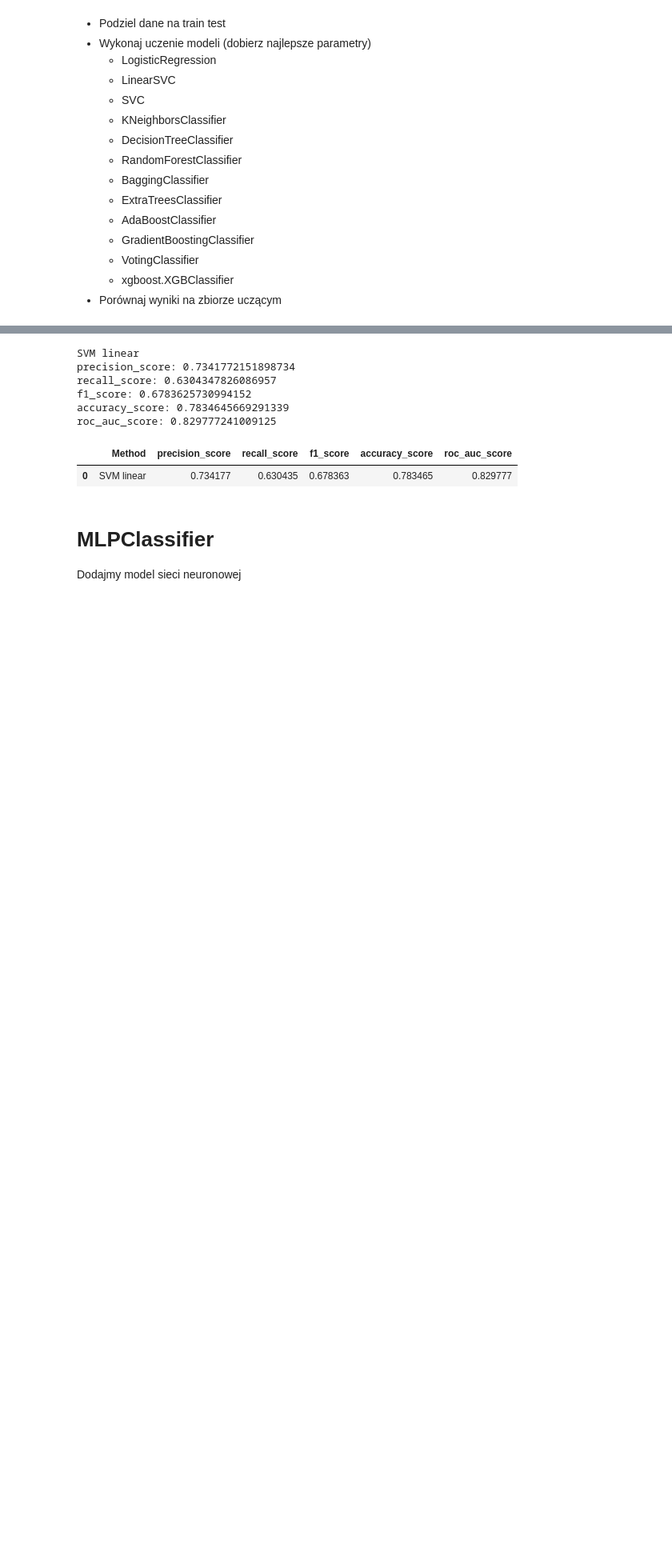
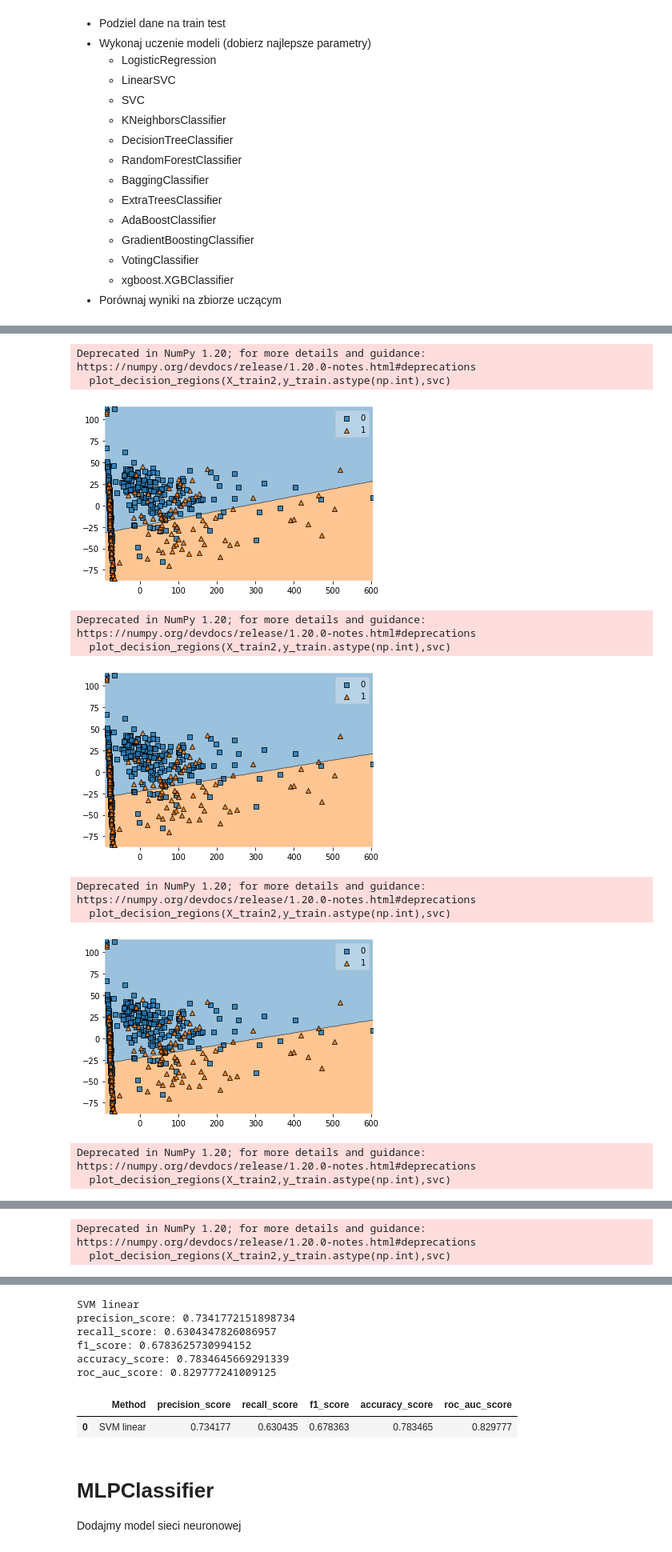
Before and after one commit to pawel200020/machine_learning_course, a Jupyter notebook: Z11_F_MLPClassifier.ipynb, the cells around one changed output, grey strips where cells are left out. Shown: that part at 80% size. Cells and saved outputs as stored; diff of their text form; code cells hidden in the pictures; blank space fills up the shorter version.

```diff
--- a/Z11_F_MLPClassifier.ipynb
+++ b/Z11_F_MLPClassifier.ipynb
@@ -57,7 +57,7 @@ from sklearn.discriminant_analysis import LinearDiscriminantAnalysis, QuadraticD
     * xgboost.XGBClassifier
 * Porównaj wyniki na zbiorze uczącym
 # %%
-dataset = np.loadtxt('data/diabetes.csv', delimiter=",")
+dataset = np.loadtxt('data/diabetes.csv', delimiter=",",skiprows=1)
 
 X = dataset[:,0:8]
 Y = dataset[:,8]
@@ -72,5 +72,5 @@ X_train, X_test, y_train, y_test = train_test_split(X, Y, test_size=test_size, r
 from sklearn.model_selection import StratifiedKFold
 
 seed=123
-kfold = StratifiedKFold(n_splits=5, random_state=seed)
+kfold = StratifiedKFold(n_splits=5)
 # %% [output]
@@ -98,0 +111,10 @@ grid_1.best_params_
+# %%
+seed=123
+kfold = model_selection.KFold(n_splits=5, random_state=seed, shuffle=True)
+grid_2 = GridSearchCV(make_pipeline(PolynomialFeatures(degree=2), ElasticNet(alpha=1, random_state=seed)),
+                    param_grid={'polynomialfeatures__degree': [1, 2, 3, 4],
+                    'elasticnet__alpha': [0.01, 0.1, 1, 10]},
+                    cv=kfold,
+                    refit=True)
+grid_2.fit(X_train, y_train)
+grid_2.best_params_
@@ -98,0 +123,4 @@ grid_1.best_params_
+# %%
+log_reg = LogisticRegression(random_state=42)
+log_reg.fit(X_train, y_train)
+accuracy_score(log_reg.predict(X_train),y_train)
@@ -98,0 +136,25 @@ grid_1.best_params_
+# %%
+from sklearn.svm import SVC
+from mlxtend.plotting import plot_decision_regions
+from sklearn.decomposition import PCA
+pca = PCA(n_components = 2)
+X_train2 = pca.fit_transform(X_train)
+c_vals = [0.0001, 0.001, 0.01, 0.1, 1]
+
+for current_c in c_vals:
+    svc = SVC(kernel="linear", C=current_c)
+    grid_3 = svc.fit(X_train2, y_train)
+    plot_decision_regions(X_train2,y_train.astype(np.int),svc)
+    plt.show()
+# %% [output]
+Deprecated in NumPy 1.20; for more details and guidance: https://numpy.org/devdocs/release/1.20.0-notes.html#deprecations
+  plot_decision_regions(X_train2,y_train.astype(np.int),svc)
+[figure, added]
+Deprecated in NumPy 1.20; for more details and guidance: https://numpy.org/devdocs/release/1.20.0-notes.html#deprecations
+  plot_decision_regions(X_train2,y_train.astype(np.int),svc)
+[figure, added]
+Deprecated in NumPy 1.20; for more details and guidance: https://numpy.org/devdocs/release/1.20.0-notes.html#deprecations
+  plot_decision_regions(X_train2,y_train.astype(np.int),svc)
+[figure, added]
+Deprecated in NumPy 1.20; for more details and guidance: https://numpy.org/devdocs/release/1.20.0-notes.html#deprecations
+  plot_decision_regions(X_train2,y_train.astype(np.int),svc)
@@ -98,0 +162,2 @@ grid_1.best_params_
+Deprecated in NumPy 1.20; for more details and guidance: https://numpy.org/devdocs/release/1.20.0-notes.html#deprecations
+  plot_decision_regions(X_train2,y_train.astype(np.int),svc)
```
Also changed, not shown: parts of 15 cells of this notebook.
